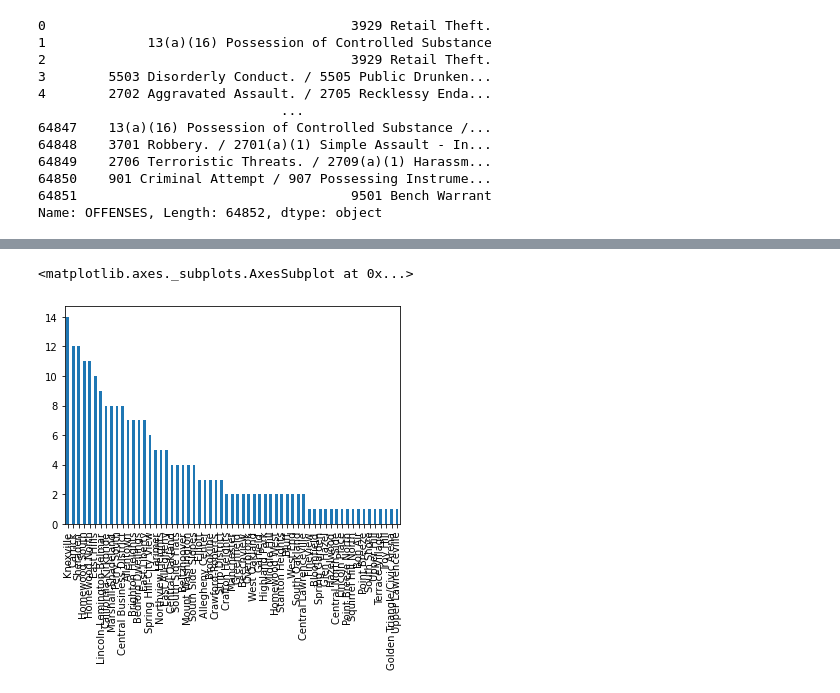
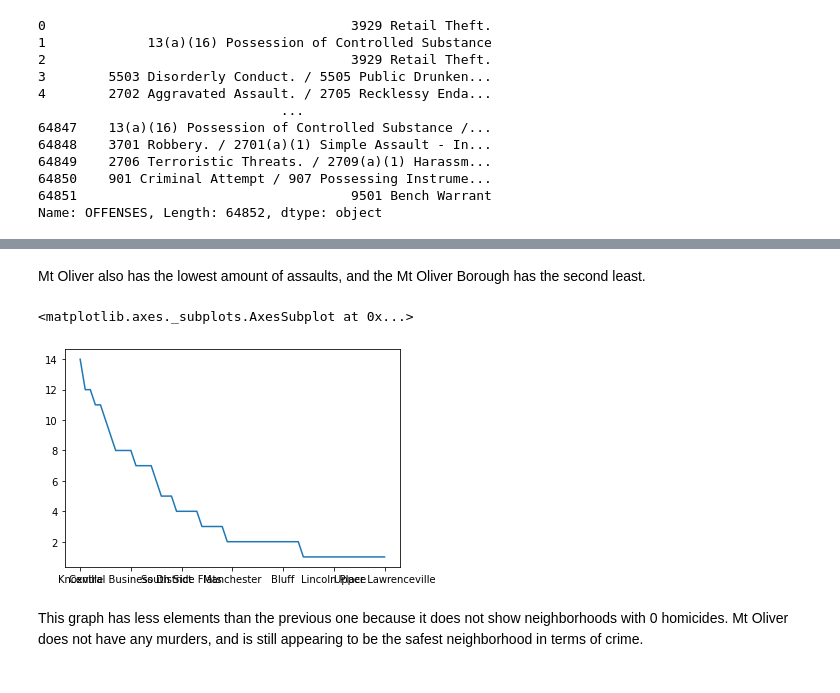
Before and after one commit to pww56/Group-23-Final-Project, a Jupyter notebook: Crime.ipynb, the cells around one changed output, grey strips where cells are left out. Drawn from its saved outputs; the diff is of its cells as text; code cells hidden in the pictures.

```diff
--- a/Crime.ipynb
+++ b/Crime.ipynb
@@ -76,10 +87,14 @@ Series([], Name: INCIDENTNEIGHBORHOOD, dtype: int64)
+# %% [markdown]
+Mt Oliver also has the lowest amount of assaults, and the Mt Oliver Borough has the second least.
 # %%
 query_mask = crime['OFFENSES'].str.contains('Homicide', na = False)
 homicide = crime[query_mask]
-homicide['INCIDENTNEIGHBORHOOD'].value_counts().plot.bar()
+homicide['INCIDENTNEIGHBORHOOD'].value_counts().plot()
 # %% [output]
 <matplotlib.axes._subplots.AxesSubplot at 0x...>
-[figure, old version]
+[figure, new version]
+# %% [markdown]
+This graph has less elements than the previous one because it does not show neighborhoods with 0 homicides.  Mt Oliver does not have any murders, and is still appearing to be the safest neighborhood in terms of crime.
 # %%
 query_mask = crime['OFFENSES'].str.contains('Rape', na = False)
 rape = crime[query_mask]
```
Also changed, not shown: parts of 9 cells of this notebook.
